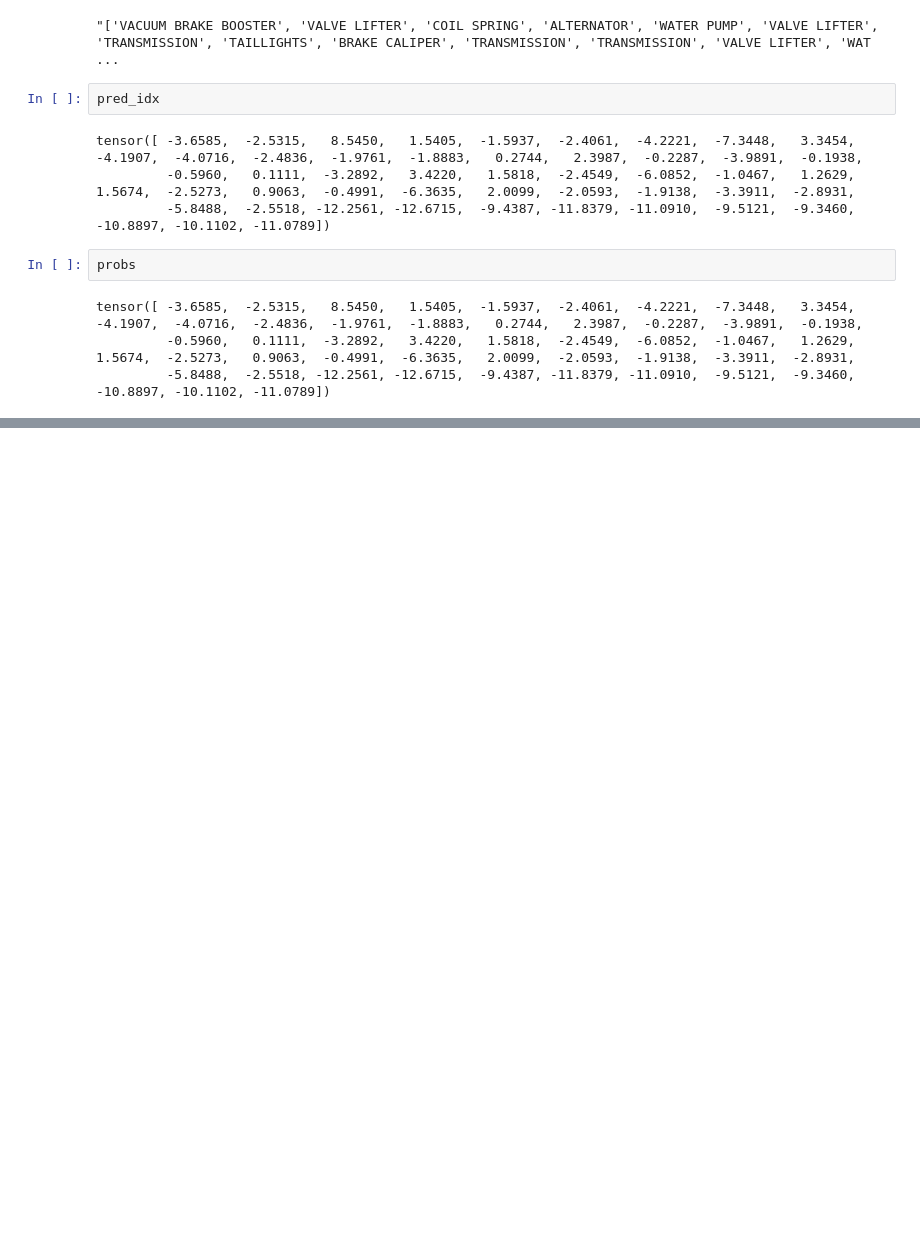
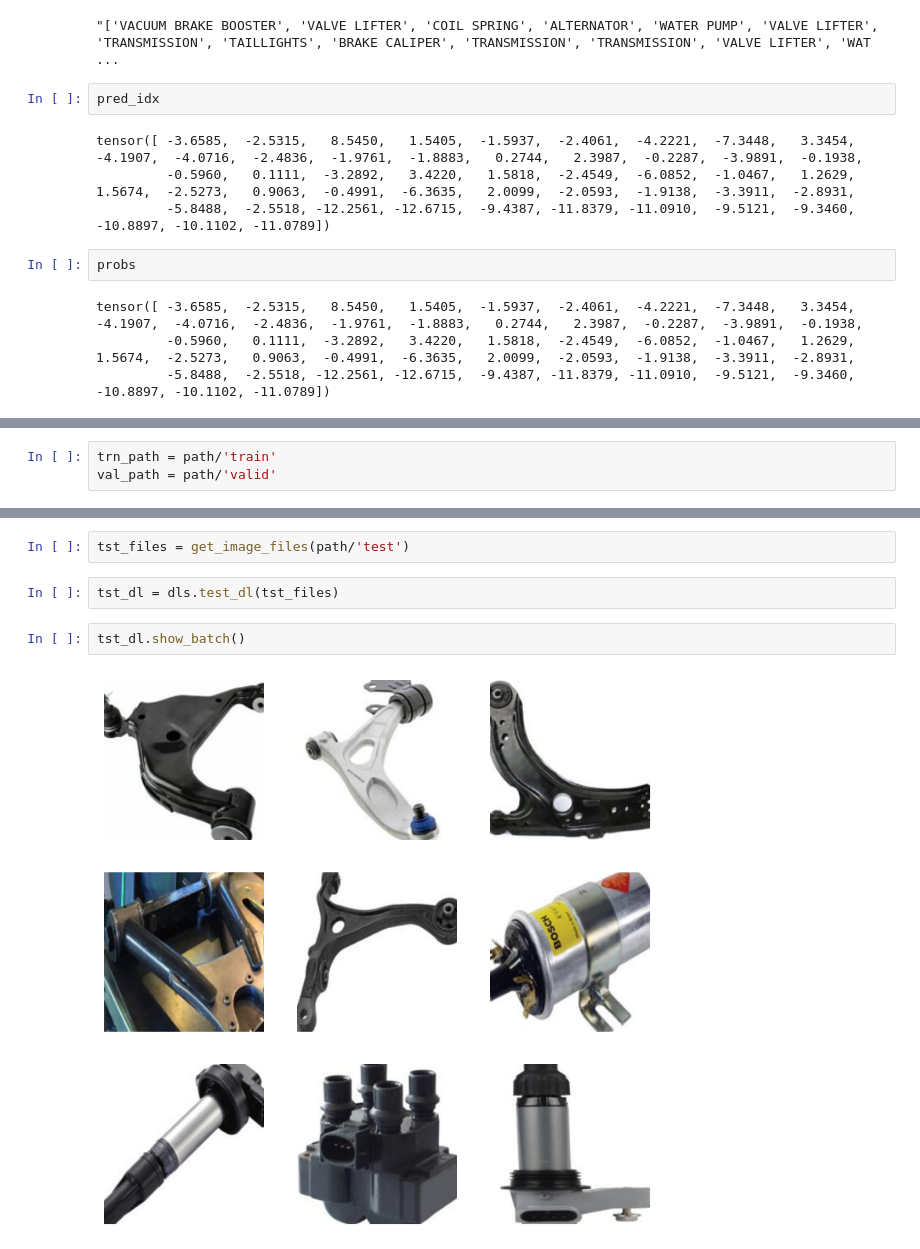
Before and after one commit to iluadd/Fastai, a Jupyter notebook: Lesson8chapter13/50classesTry.ipynb, the cells around one changed output, grey strips where cells are left out. Saved outputs shown, nothing was run; the diff lists cells and outputs as text; blank space fills up the shorter version.

```diff
--- a/Lesson8chapter13/50classesTry.ipynb
+++ b/Lesson8chapter13/50classesTry.ipynb
@@ -525,0 +519,3 @@ learn.show_results(ds_idx=1, nrows=3, figsize=(6,8))
+# %%
+trn_path = path/'train'
+val_path = path/'valid'
@@ -525,0 +597,8 @@ learn.show_results(ds_idx=1, nrows=3, figsize=(6,8))
+# %%
+tst_files = get_image_files(path/'test')
+# %%
+tst_dl = dls.test_dl(tst_files)
+# %%
+tst_dl.show_batch()
+# %% [output]
+[figure, added]
```
Also changed, not shown: parts of 20 cells of this notebook.
